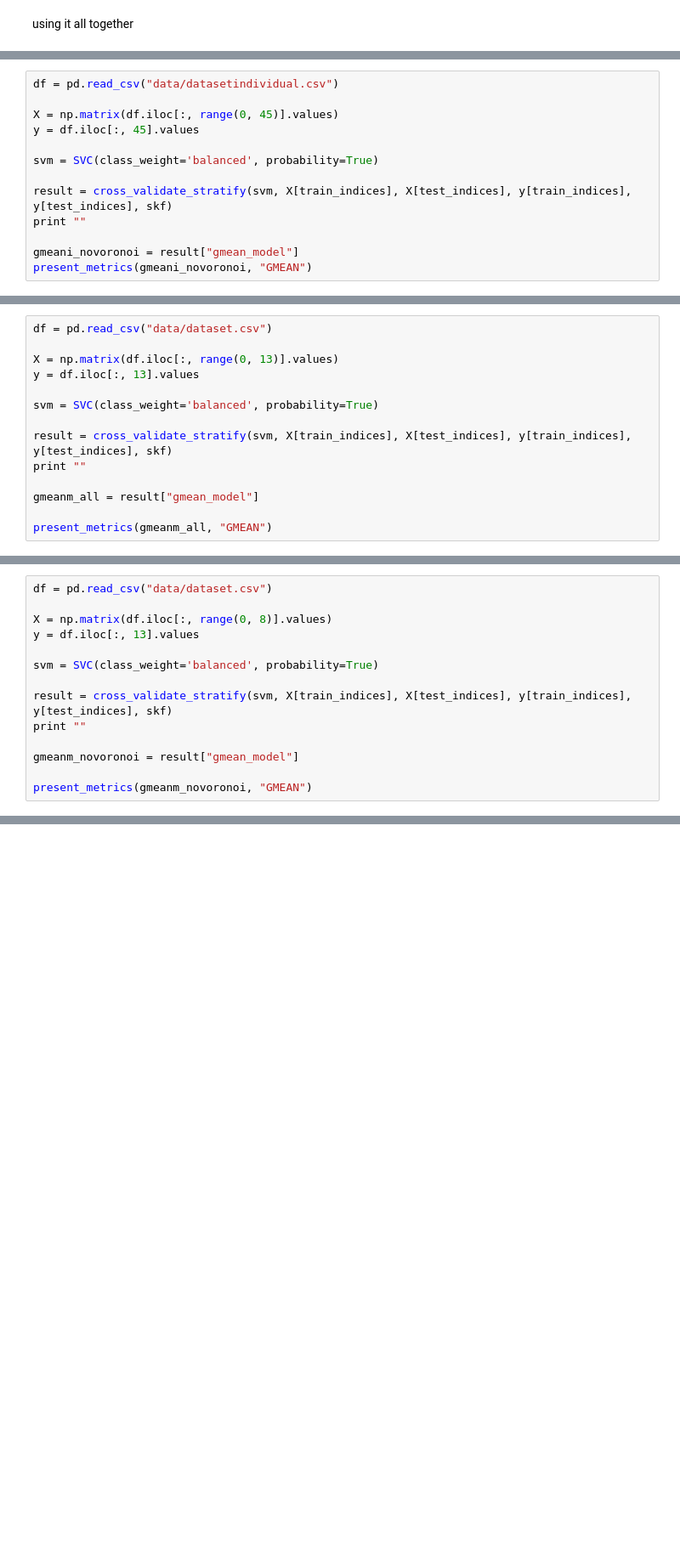
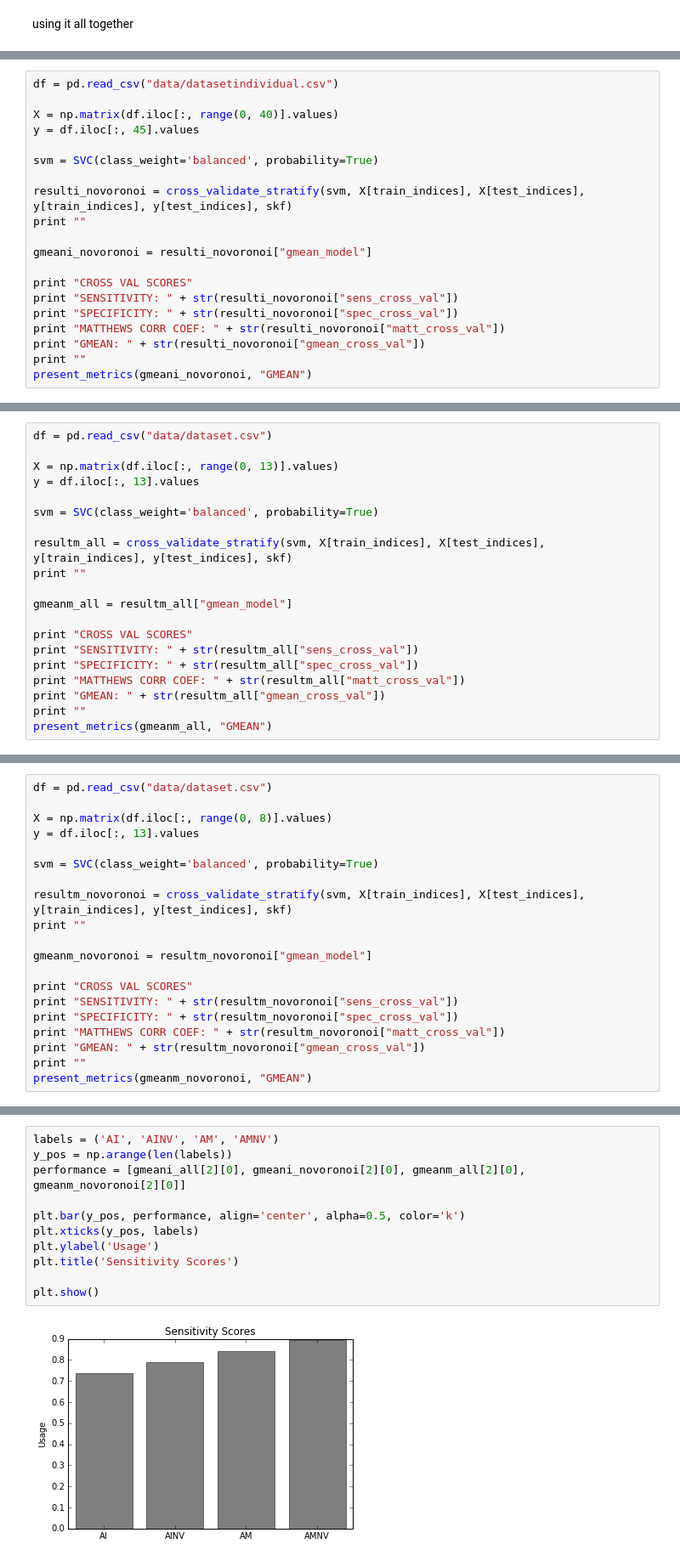
Before and after one commit to rjesteban/defensive-play-classifier, a Jupyter notebook: Final output.ipynb, the cells around one changed output, grey strips where cells are left out. Shown: that part at 85% size. Drawn from its saved outputs; the diff is of its cells as text; blank space fills up the shorter version.

Commit message:
Add graph

```diff
--- a/Final output.ipynb
+++ b/Final output.ipynb
@@ -58,14 +67,21 @@ DATA SET INDIVIDUAL NO VORONOI TESSELLATION
 # %%
 df = pd.read_csv("data/datasetindividual.csv")
 
-X = np.matrix(df.iloc[:, range(0, 45)].values)
+X = np.matrix(df.iloc[:, range(0, 40)].values)
 y = df.iloc[:, 45].values
 
 svm = SVC(class_weight='balanced', probability=True)
 
-result = cross_validate_stratify(svm, X[train_indices], X[test_indices], y[train_indices], y[test_indices], skf)
+resulti_novoronoi = cross_validate_stratify(svm, X[train_indices], X[test_indices], y[train_indices], y[test_indices], skf)
 print ""
 
-gmeani_novoronoi = result["gmean_model"]
+gmeani_novoronoi = resulti_novoronoi["gmean_model"]
+
+print "CROSS VAL SCORES"
+print "SENSITIVITY: " + str(resulti_novoronoi["sens_cross_val"])
+print "SPECIFICITY: " + str(resulti_novoronoi["spec_cross_val"])
+print "MATTHEWS CORR COEF: " + str(resulti_novoronoi["matt_cross_val"])
+print "GMEAN: " + str(resulti_novoronoi["gmean_cross_val"])
+print ""
 present_metrics(gmeani_novoronoi, "GMEAN")
 # %% [output]
@@ -94,10 +112,16 @@ y = df.iloc[:, 13].values
 
 svm = SVC(class_weight='balanced', probability=True)
 
-result = cross_validate_stratify(svm, X[train_indices], X[test_indices], y[train_indices], y[test_indices], skf)
+resultm_all = cross_validate_stratify(svm, X[train_indices], X[test_indices], y[train_indices], y[test_indices], skf)
 print ""
 
-gmeanm_all = result["gmean_model"]
+gmeanm_all = resultm_all["gmean_model"]
 
+print "CROSS VAL SCORES"
+print "SENSITIVITY: " + str(resultm_all["sens_cross_val"])
+print "SPECIFICITY: " + str(resultm_all["spec_cross_val"])
+print "MATTHEWS CORR COEF: " + str(resultm_all["matt_cross_val"])
+print "GMEAN: " + str(resultm_all["gmean_cross_val"])
+print ""
 present_metrics(gmeanm_all, "GMEAN")
 # %% [output]
@@ -126,10 +152,16 @@ y = df.iloc[:, 13].values
 
 svm = SVC(class_weight='balanced', probability=True)
 
-result = cross_validate_stratify(svm, X[train_indices], X[test_indices], y[train_indices], y[test_indices], skf)
+resultm_novoronoi = cross_validate_stratify(svm, X[train_indices], X[test_indices], y[train_indices], y[test_indices], skf)
 print ""
 
-gmeanm_novoronoi = result["gmean_model"]
+gmeanm_novoronoi = resultm_novoronoi["gmean_model"]
 
+print "CROSS VAL SCORES"
+print "SENSITIVITY: " + str(resultm_novoronoi["sens_cross_val"])
+print "SPECIFICITY: " + str(resultm_novoronoi["spec_cross_val"])
+print "MATTHEWS CORR COEF: " + str(resultm_novoronoi["matt_cross_val"])
+print "GMEAN: " + str(resultm_novoronoi["gmean_cross_val"])
+print ""
 present_metrics(gmeanm_novoronoi, "GMEAN")
 # %% [output]
@@ -150,0 +210,13 @@ GMEAN: 0.879049072992
+# %%
+labels = ('AI', 'AINV', 'AM', 'AMNV')
+y_pos = np.arange(len(labels))
+performance = [gmeani_all[2][0], gmeani_novoronoi[2][0], gmeanm_all[2][0], gmeanm_novoronoi[2][0]]
+
+plt.bar(y_pos, performance, align='center', alpha=0.5, color='k')
+plt.xticks(y_pos, labels)
+plt.ylabel('Usage')
+plt.title('Sensitivity Scores')
+
+plt.show()
+# %% [output]
+[figure, added]
```
Also changed, not shown: parts of 13 cells of this notebook.
